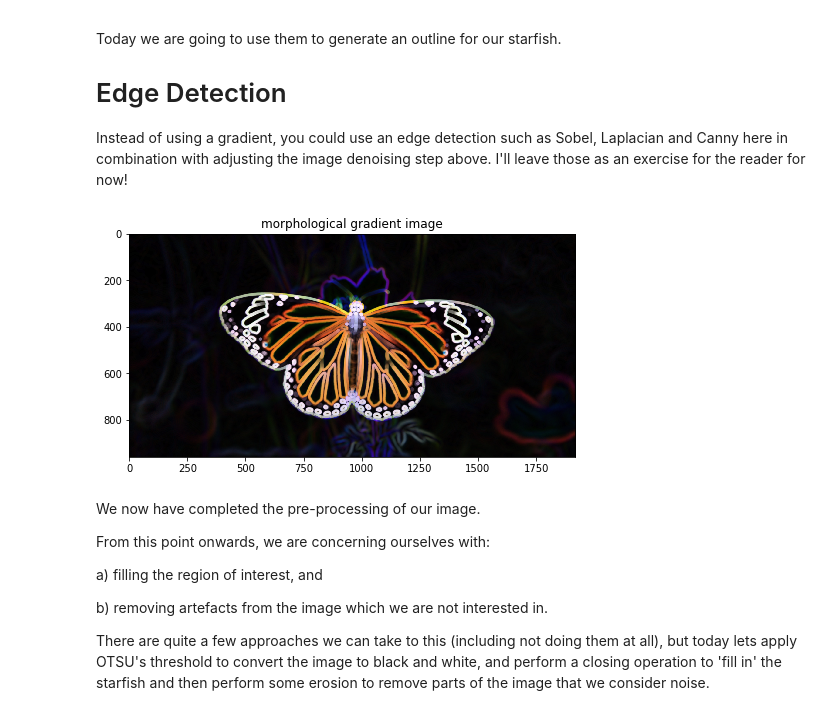
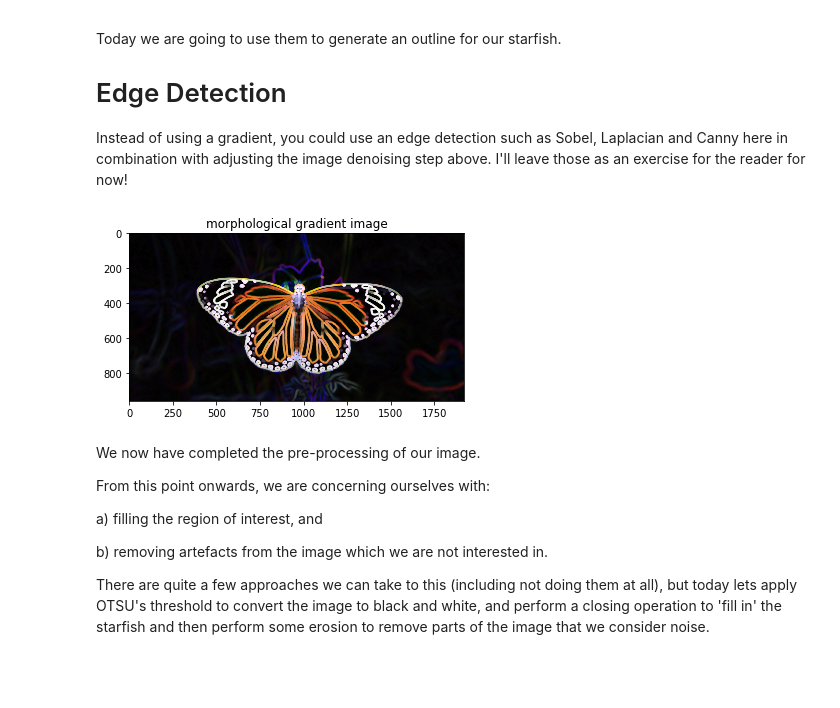
Before and after one commit to vipulpopat/CE6003_Etivity1, a Jupyter notebook: Lab_2_1_Thresholding-Butterfly-Image.ipynb, the cells around one changed output. Cells and saved outputs as stored; diff of their text form; code cells hidden in the pictures; blank space fills up the shorter version.

```diff
--- a/Lab_2_1_Thresholding-Butterfly-Image.ipynb
+++ b/Lab_2_1_Thresholding-Butterfly-Image.ipynb
@@ -103,20 +66,16 @@ Today we are going to use them to generate an outline for our starfish.
 Instead of using a gradient, you could use an edge detection such as Sobel, Laplacian and Canny here in combination with adjusting the image denoising step above.  I'll leave those as an exercise for the reader for now!
 # %%
 # Apply a morphological gradient (dilate the image, erode the image, and take the difference
-
 elKernel = cv2.getStructuringElement(cv2.MORPH_ELLIPSE, (13,13))
 
-# YOUR CODE HERE
-# Exercise: Use openCV's morphologyEx to generate a gradient using the kernel above
+# Use openCV's morphologyEx to generate a gradient using the kernel above
 gradient = cv2.morphologyEx(blur, cv2.MORPH_GRADIENT, elKernel)
 
-#END YOUR CODE HERE
-plt.figure(figsize = (8, 6))
 plt.title("morphological gradient image")
 plt.imshow(cv2.cvtColor(gradient, cv2.COLOR_BGR2RGB))
 plt.show()
 # %% [output]
-[figure, old version]
+[figure, new version]
 # %% [markdown]
 We now have completed the pre-processing of our image.
 
```
Also changed, not shown: parts of 20 cells of this notebook.
